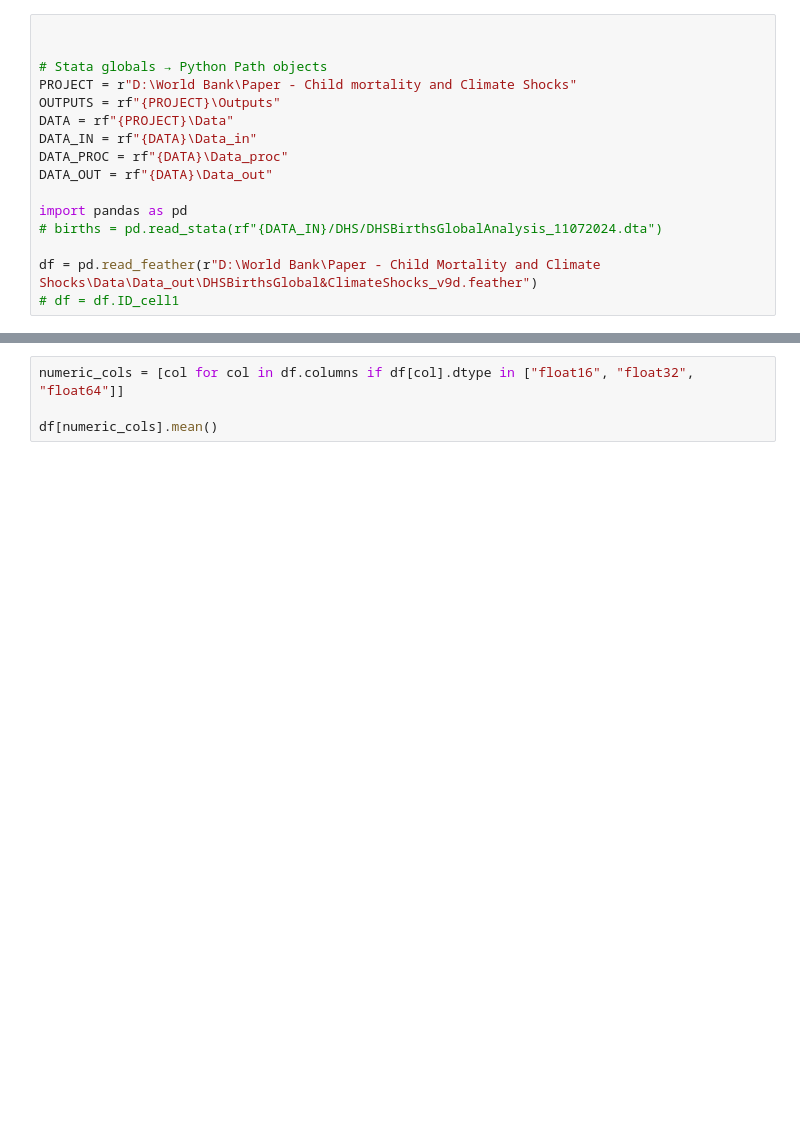
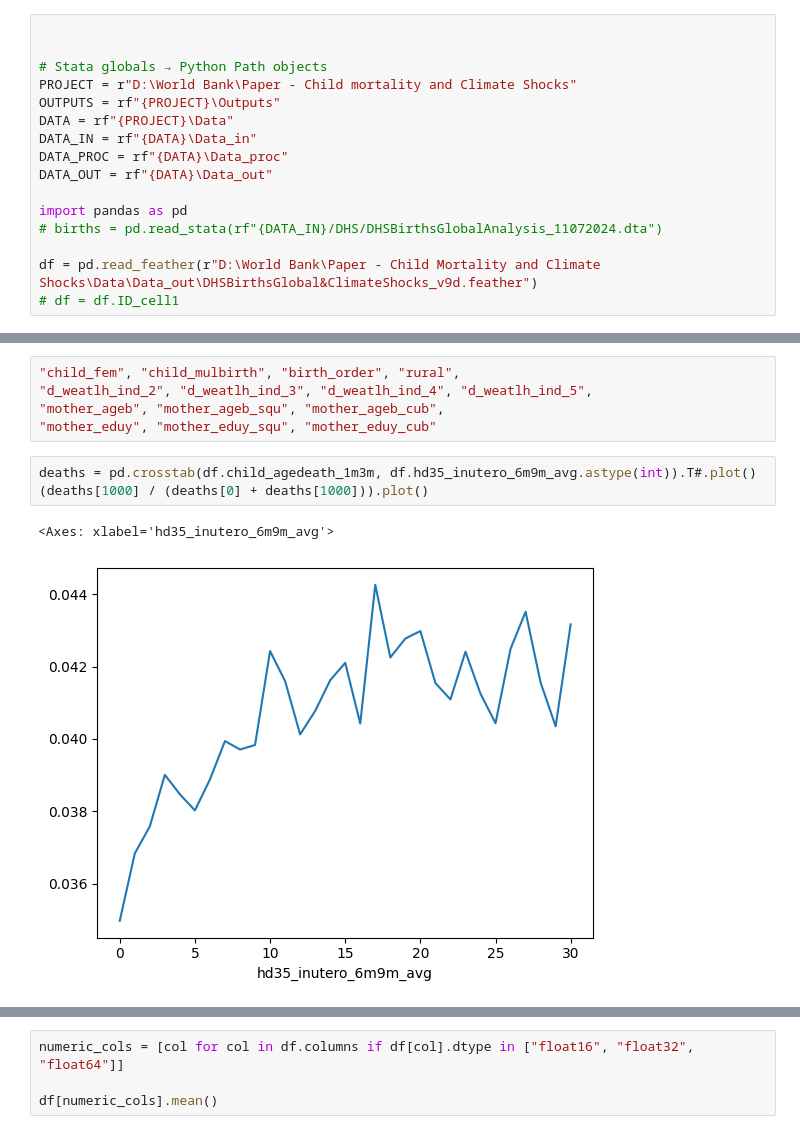
Before and after one commit to Queeno11/Child-mortality-and-Climate-Shocks, a Jupyter notebook: debug.ipynb, the cells around one changed output, grey strips where cells are left out. Cells and saved outputs as stored; diff of their text form; blank space fills up the shorter version.

```diff
--- a/debug.ipynb
+++ b/debug.ipynb
@@ -74,0 +56,11 @@ Name: count, Length: 141597, dtype: int64
+# %%
+"child_fem", "child_mulbirth", "birth_order", "rural",
+"d_weatlh_ind_2", "d_weatlh_ind_3", "d_weatlh_ind_4", "d_weatlh_ind_5",
+"mother_ageb", "mother_ageb_squ", "mother_ageb_cub",
+"mother_eduy", "mother_eduy_squ", "mother_eduy_cub"
+# %%
+deaths = pd.crosstab(df.child_agedeath_1m3m, df.hd35_inutero_6m9m_avg.astype(int)).T#.plot()
+(deaths[1000] / (deaths[0] + deaths[1000])).plot()
+# %% [output]
+<Axes: xlabel='hd35_inutero_6m9m_avg'>
+[figure, added]
```
Also changed, not shown: parts of 6 cells of this notebook, 2 other files.
